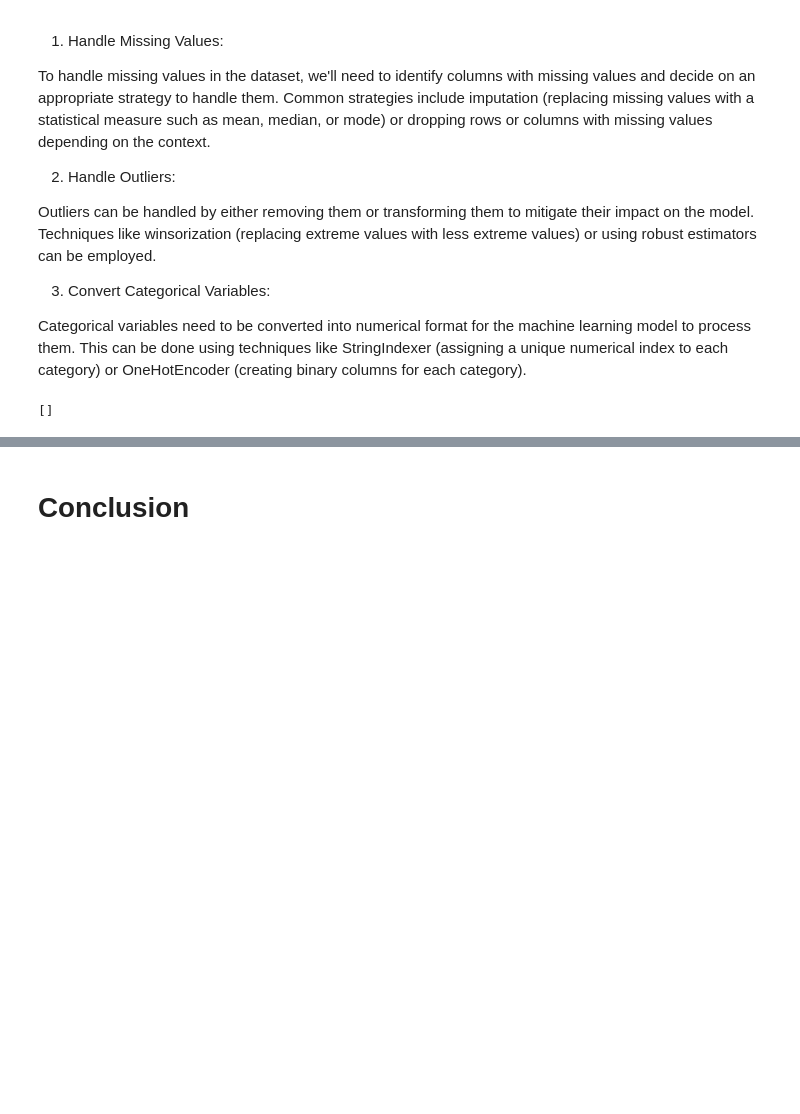
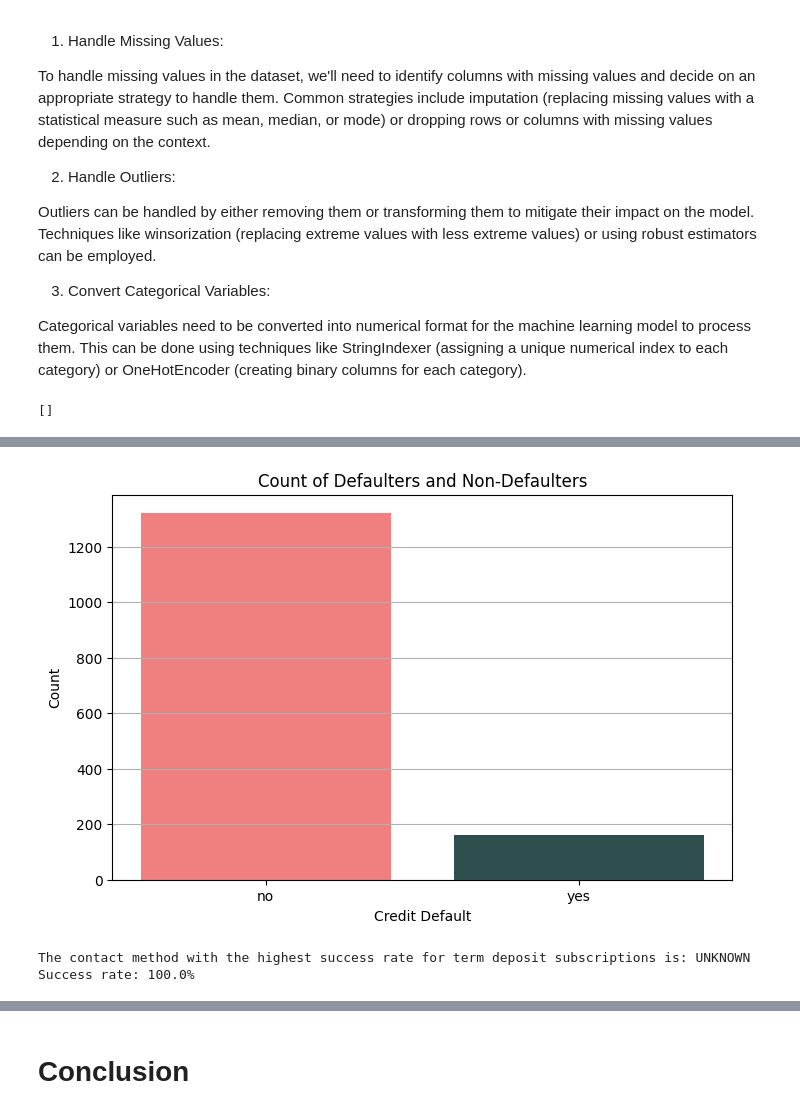
Before and after one commit to Ayushx29/Financial-Forecasting-Frontier-Distributed-Machine-Learning, a Jupyter notebook: Financial_Forecasting_Frontier.ipynb, the cells around one changed output, grey strips where cells are left out. Drawn from its saved outputs; the diff is of its cells as text; code cells hidden in the pictures; blank space fills up the shorter version.

```diff
--- a/Financial_Forecasting_Frontier.ipynb
+++ b/Financial_Forecasting_Frontier.ipynb
@@ -1277,0 +969,3 @@ Answer Here.
+# %%
+# Initialize a Spark session
+spark = SparkSession.builder.appName("EDA with PySpark").getOrCreate()
@@ -1277,0 +1398,37 @@ Answer Here.
+# %%
+# Calculate the proportion of clients with and without a credit default
+default_proportion_df = bank_data.groupBy("loan").agg(
+    count("*").alias("count")
+)
+
+# Convert Spark DataFrame to Pandas DataFrame for visualization
+default_proportion_pdf = default_proportion_df.toPandas()
+
+# Visualize the count of defaulters and non-defaulters
+plt.figure(figsize=(8, 5))
+plt.bar(default_proportion_pdf["loan"], default_proportion_pdf["count"], color=['lightcoral', 'darkslategrey'])
+plt.title('Count of Defaulters and Non-Defaulters')
+plt.xlabel('Credit Default')
+plt.ylabel('Count')
+plt.xticks(rotation=0)
+plt.grid(axis='y')
+# %% [output]
+[figure, added]
+# %%
+# Filter data for term deposit subscriptions and non-unknown contact methods
+term_deposit_df = df.filter((col("y") == "yes") & (col("contact") != "unknown"))
+
+# Calculate success rate for each contact method
+success_rate_df = term_deposit_df.groupBy("contact").agg(
+    (count(when(col("y") == "yes", True)) / count("*") * 100).alias("success_rate")
+)
+
+# Identify contact method with the highest success rate
+highest_success_rate = success_rate_df.orderBy(col("success_rate").desc()).first()
+
+# Show the result
+print(f"The contact method with the highest success rate for term deposit subscriptions is: {highest_success_rate['contact']}")
+print(f"Success rate: {highest_success_rate['success_rate']}%")
+# %% [output]
+The contact method with the highest success rate for term deposit subscriptions is: UNKNOWN
+Success rate: 100.0%
```
Also changed, not shown: parts of 346 cells of this notebook.
